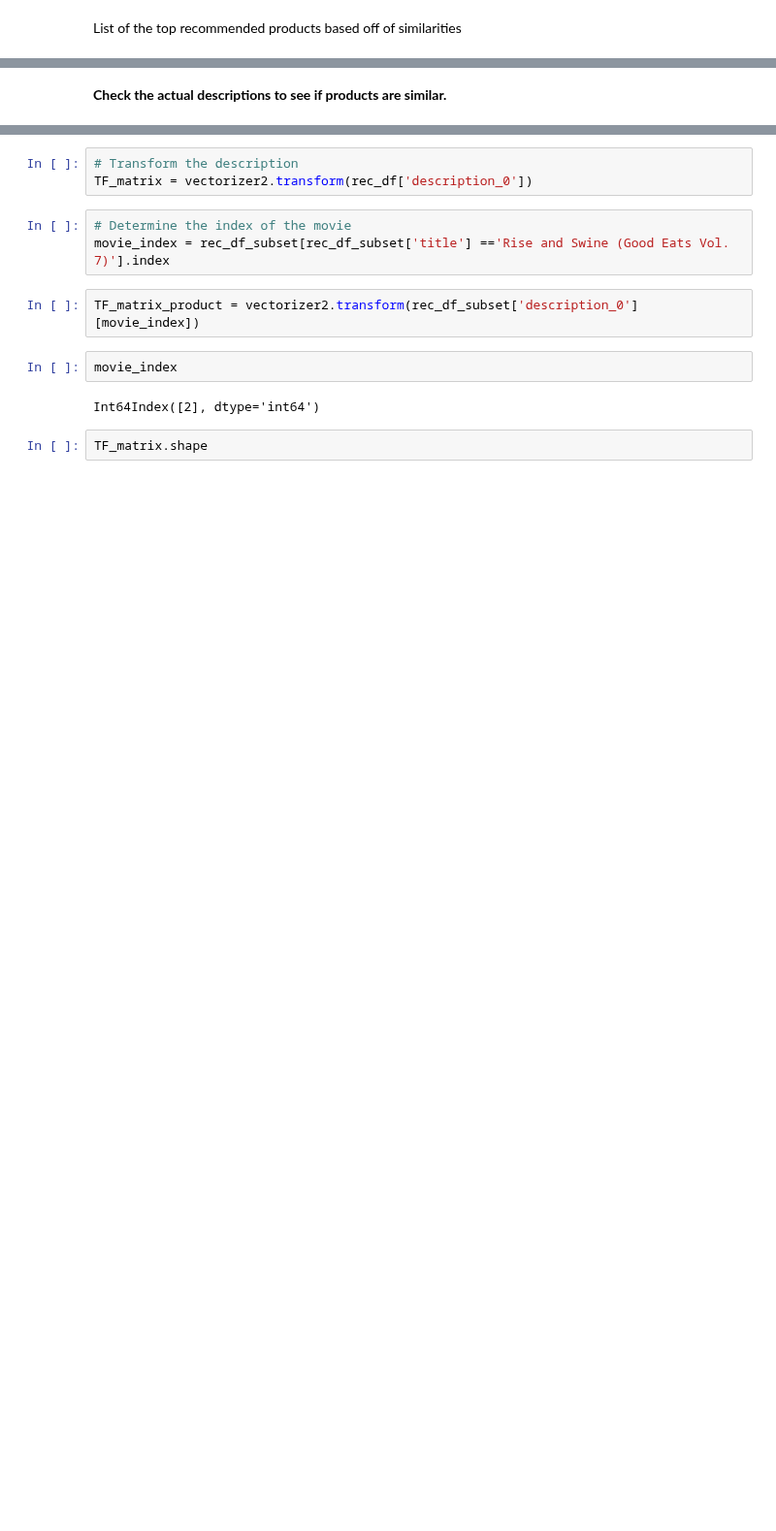
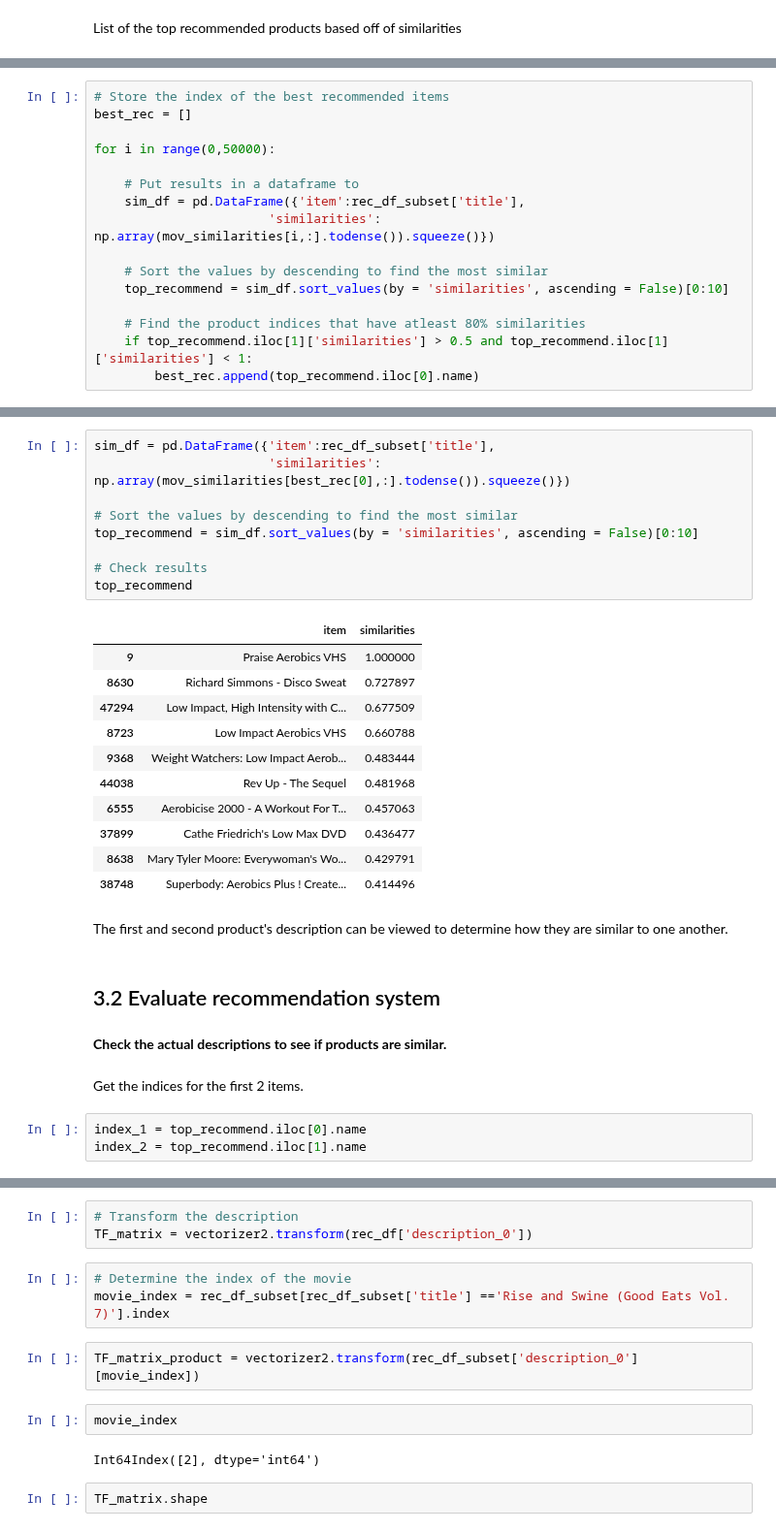
Before and after one commit to JTruong3/Amazon-Product-Recommender, a Jupyter notebook: 4_Recommendation_System.ipynb, the cells around one changed output, grey strips where cells are left out. Shown at 97% size. Saved outputs shown, nothing was run; the diff lists cells and outputs as text; blank space fills up the shorter version.

```diff
--- a/4_Recommendation_System.ipynb
+++ b/4_Recommendation_System.ipynb
@@ -128,0 +133,16 @@ top_recommend
+# %%
+# Store the index of the best recommended items
+best_rec = []
+
+for i in range(0,50000):
+
+    # Put results in a dataframe to
+    sim_df = pd.DataFrame({'item':rec_df_subset['title'],
+                       'similarities': np.array(mov_similarities[i,:].todense()).squeeze()})
+
+    # Sort the values by descending to find the most similar
+    top_recommend = sim_df.sort_values(by = 'similarities', ascending = False)[0:10]
+
+    # Find the product indices that have atleast 80% similarities
+    if top_recommend.iloc[1]['similarities'] > 0.5 and top_recommend.iloc[1]['similarities'] < 1:
+        best_rec.append(top_recommend.iloc[0].name)
@@ -129,3 +153,33 @@ top_recommend
+# %%
+sim_df = pd.DataFrame({'item':rec_df_subset['title'],
+                       'similarities': np.array(mov_similarities[best_rec[0],:].todense()).squeeze()})
+
+# Sort the values by descending to find the most similar
+top_recommend = sim_df.sort_values(by = 'similarities', ascending = False)[0:10]
+
+# Check results
+top_recommend
+# %% [output]
+|  | item | similarities |
+| 9 | Praise Aerobics VHS | 1.000000 |
+| 8630 | Richard Simmons - Disco Sweat | 0.727897 |
+| 47294 | Low Impact, High Intensity with C... | 0.677509 |
+| 8723 | Low Impact Aerobics VHS | 0.660788 |
+| 9368 | Weight Watchers: Low Impact Aerob... | 0.483444 |
+| 44038 | Rev Up - The Sequel | 0.481968 |
+| 6555 | Aerobicise 2000 - A Workout For T... | 0.457063 |
+| 37899 | Cathe Friedrich's Low Max DVD | 0.436477 |
+| 8638 | Mary Tyler Moore: Everywoman's Wo... | 0.429791 |
+| 38748 | Superbody: Aerobics Plus ! Create... | 0.414496 |
+# %% [markdown]
+The first and second product's description can be viewed to determine how they are similar to one another.
+# %% [markdown]
+## 3.2 Evaluate recommendation system<a class ='anchor' id='3.5_evaluate_recommendation'></a>
 # %% [markdown]
 **Check the actual descriptions to see if products are similar.**
+# %% [markdown]
+Get the indices for the first 2 items.
+# %%
+index_1 = top_recommend.iloc[0].name
+index_2 = top_recommend.iloc[1].name
 # %%
```
Also changed, not shown: parts of 39 cells of this notebook.
